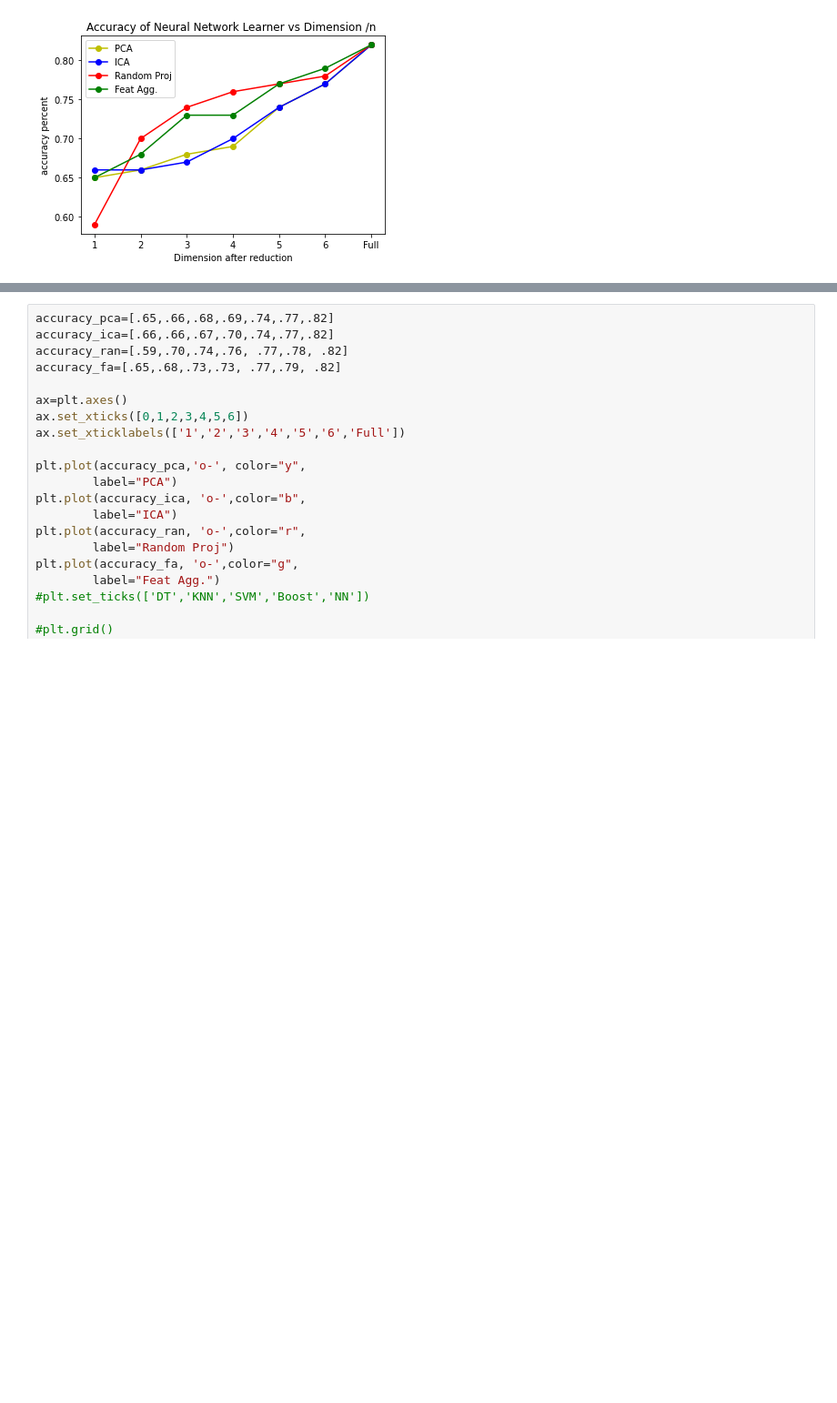
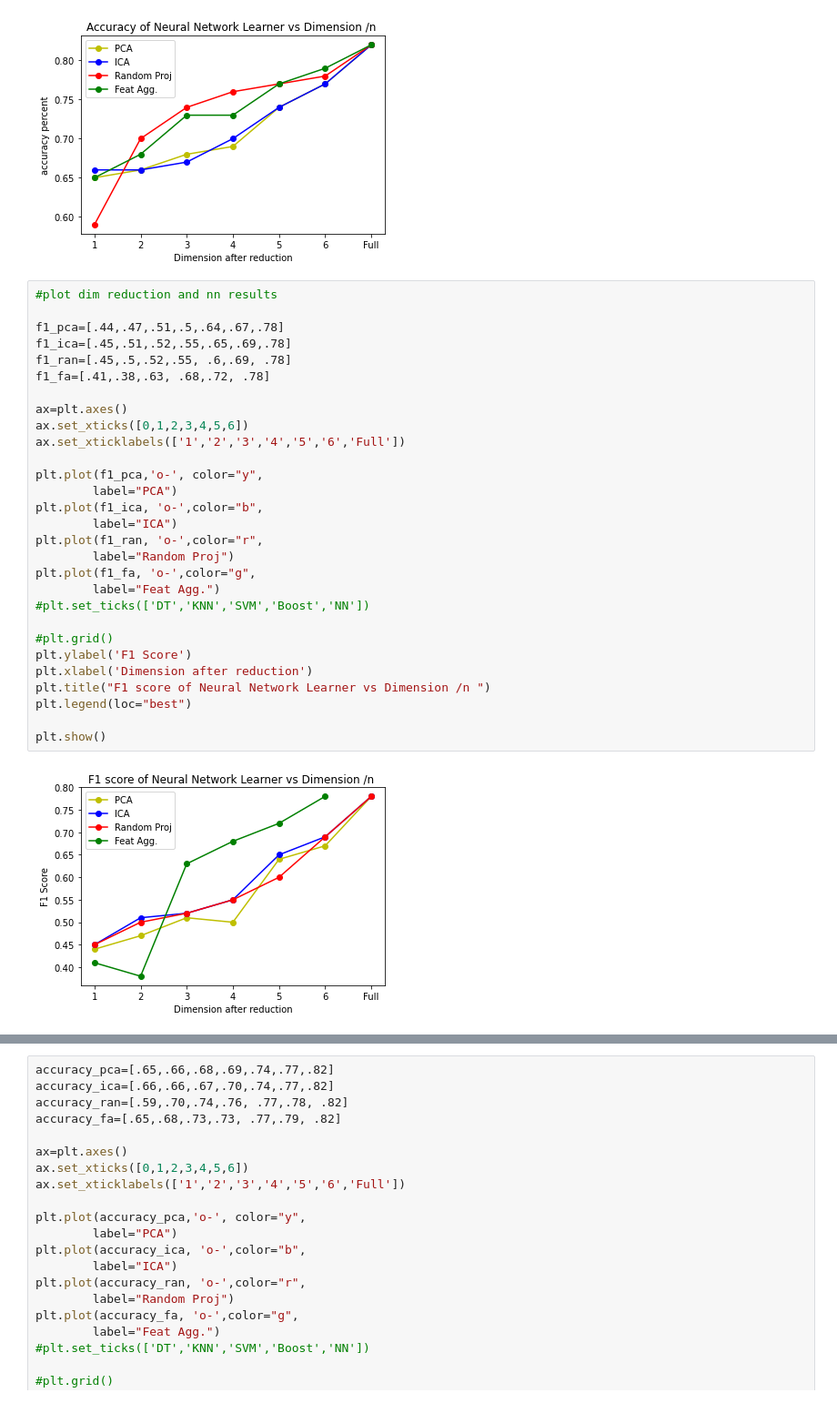
Before and after one commit to swaBid/CS7641, a Jupyter notebook: notebooks/assign3/assign3_cluster_dimRed.ipynb, the cells around one changed output, grey strips where cells are left out. Shown at 91% size. Drawn from its saved outputs; the diff is of its cells as text; blank space fills up the shorter version.

```diff
--- a/notebooks/assign3/assign3_cluster_dimRed.ipynb
+++ b/notebooks/assign3/assign3_cluster_dimRed.ipynb
@@ -197,3 +197,34 @@ plt.legend(loc="best")
 plt.show()
 # %% [output]
 [figure]
+# %%
+#plot dim reduction and nn results
+
+f1_pca=[.44,.47,.51,.5,.64,.67,.78]
+f1_ica=[.45,.51,.52,.55,.65,.69,.78]
+f1_ran=[.45,.5,.52,.55, .6,.69, .78]
+f1_fa=[.41,.38,.63, .68,.72, .78]
+
+ax=plt.axes()
+ax.set_xticks([0,1,2,3,4,5,6])
+ax.set_xticklabels(['1','2','3','4','5','6','Full'])
+
+plt.plot(f1_pca,'o-', color="y",
+        label="PCA")
+plt.plot(f1_ica, 'o-',color="b",
+        label="ICA")
+plt.plot(f1_ran, 'o-',color="r",
+        label="Random Proj")
+plt.plot(f1_fa, 'o-',color="g",
+        label="Feat Agg.")
+#plt.set_ticks(['DT','KNN','SVM','Boost','NN'])
+
+#plt.grid()
+plt.ylabel('F1 Score')
+plt.xlabel('Dimension after reduction')
+plt.title("F1 score of Neural Network Learner vs Dimension /n ")
+plt.legend(loc="best")
+
+plt.show()
+# %% [output]
+[figure, added]
```
Also changed, not shown: parts of 2 cells of this notebook, 1 other file.
